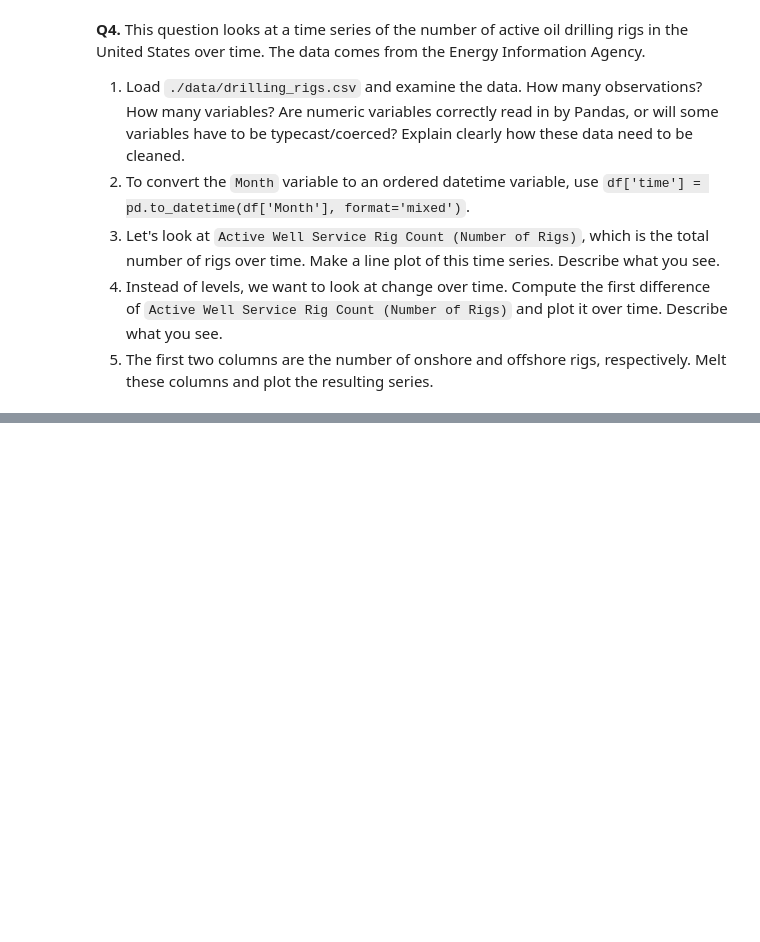
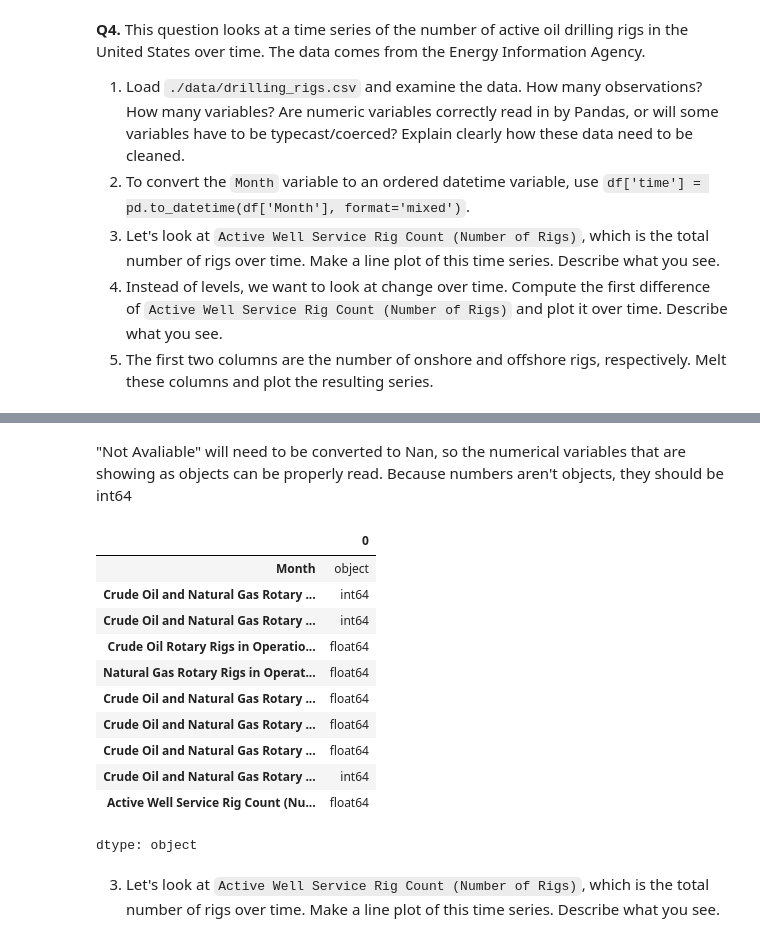
Before and after one commit to michaelhunter12/EDA, a Jupyter notebook: assignment/assignment.ipynb, the cells around one changed output, grey strips where cells are left out. Drawn from its saved outputs; the diff is of its cells as text; code cells hidden in the pictures; blank space fills up the shorter version.

```diff
--- a/assignment/assignment.ipynb
+++ b/assignment/assignment.ipynb
@@ -481,0 +514,32 @@ Most of the data is distributed around 1 bed, log price = 4.5. It impacts the wa
+# %% [markdown]
+"Not Avaliable" will need to be converted to Nan, so the numerical variables that are showing as objects can be properly read. Because numbers aren't objects, they should be int64
+# %%
+# Identify columns that are 'object' type but should be numeric
+object_cols = oil.select_dtypes(include='object').columns.tolist()
+
+# Exclude 'Month' from the conversion process as it's a datetime column
+if 'Month' in object_cols:
+    object_cols.remove('Month')
+
+for col in object_cols:
+    # Replace 'Not Available' with NaN
+    oil[col] = oil[col].replace('Not Available', np.nan)
+    # Convert to numeric, coercing any other errors to NaN
+    oil[col] = pd.to_numeric(oil[col], errors='coerce')
+
+oil.dtypes
+
+#Code by GeminiAI
+# %% [output]
+|  | 0 |
+| Month | object |
+| Crude Oil and Natural Gas Rotary ... | int64 |
+| Crude Oil and Natural Gas Rotary ... | int64 |
+| Crude Oil Rotary Rigs in Operatio... | float64 |
+| Natural Gas Rotary Rigs in Operat... | float64 |
+| Crude Oil and Natural Gas Rotary ... | float64 |
+| Crude Oil and Natural Gas Rotary ... | float64 |
+| Crude Oil and Natural Gas Rotary ... | float64 |
+| Crude Oil and Natural Gas Rotary ... | int64 |
+| Active Well Service Rig Count (Nu... | float64 |
+dtype: object
@@ -481,0 +548,2 @@ Most of the data is distributed around 1 bed, log price = 4.5. It impacts the wa
+# %% [markdown]
+3. Let's look at `Active Well Service Rig Count (Number of Rigs)`, which is the total number of rigs over time. Make a line plot of this time series. Describe what you see.
```
Also changed, not shown: parts of 12 cells of this notebook.
